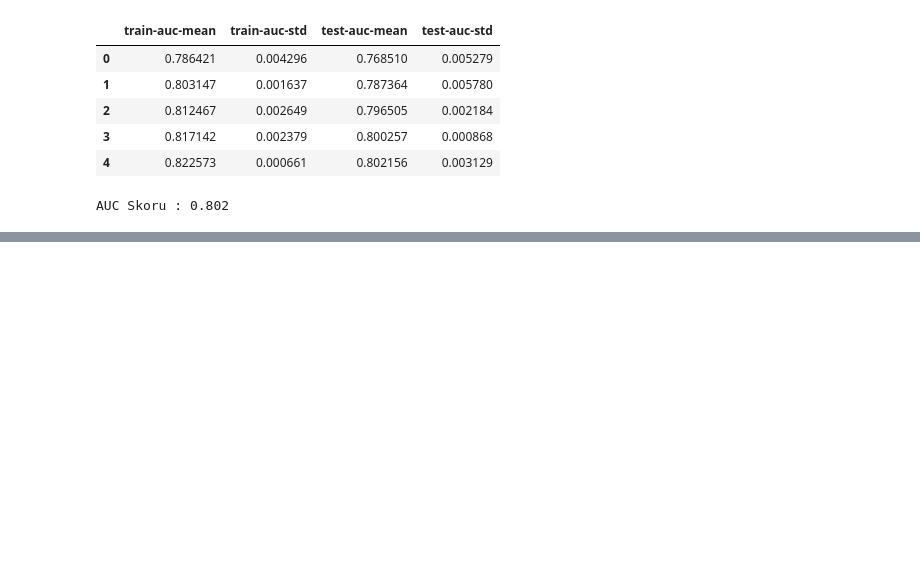
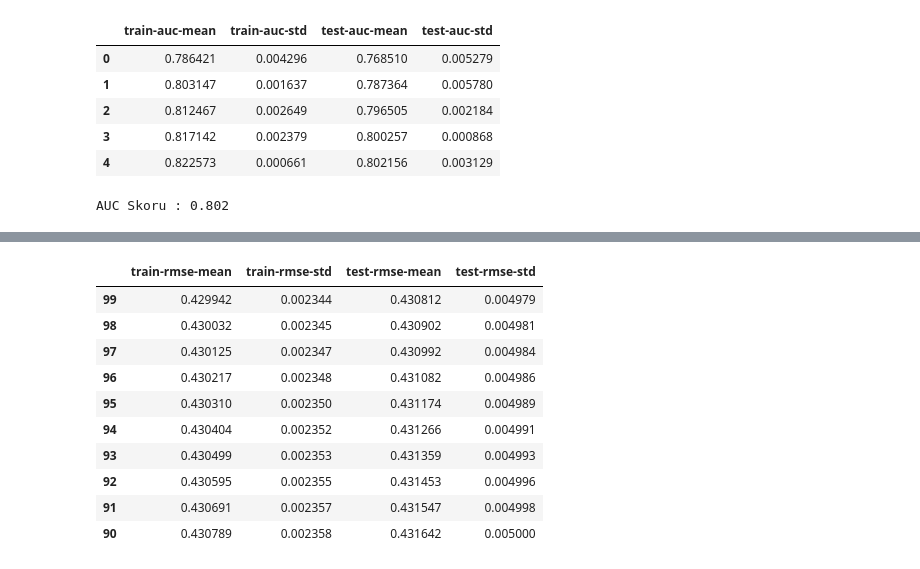
Before and after one commit to EceDolen/Bootcamp_-Bolum_8, a Jupyter notebook: Bolum 8 - XGBoosting.ipynb, the cells around one changed output, grey strips where cells are left out. Cells and saved outputs as stored; diff of their text form; code cells hidden in the pictures; blank space fills up the shorter version.

```diff
--- a/Bolum 8 - XGBoosting.ipynb
+++ b/Bolum 8 - XGBoosting.ipynb
@@ -72,0 +158,6 @@ AUC Skoru : 0.802
+# %%
+df2_cv = xgb.cv(dtrain=wine_dmatrix, params=params, nfold=3,
+                    num_boost_round=100, metrics="rmse", as_pandas=True, seed=123, early_stopping_rounds = 5)
+
+display(df2_cv.sort_values(by='test-rmse-mean').head(10))
+# %% [output]
@@ -72,0 +167,11 @@ AUC Skoru : 0.802
+|  | train-rmse-mean | train-rmse-std | test-rmse-mean | test-rmse-std |
+| 99 | 0.429942 | 0.002344 | 0.430812 | 0.004979 |
+| 98 | 0.430032 | 0.002345 | 0.430902 | 0.004981 |
+| 97 | 0.430125 | 0.002347 | 0.430992 | 0.004984 |
+| 96 | 0.430217 | 0.002348 | 0.431082 | 0.004986 |
+| 95 | 0.430310 | 0.002350 | 0.431174 | 0.004989 |
+| 94 | 0.430404 | 0.002352 | 0.431266 | 0.004991 |
+| 93 | 0.430499 | 0.002353 | 0.431359 | 0.004993 |
+| 92 | 0.430595 | 0.002355 | 0.431453 | 0.004996 |
+| 91 | 0.430691 | 0.002357 | 0.431547 | 0.004998 |
+| 90 | 0.430789 | 0.002358 | 0.431642 | 0.005000 |
```
Also changed, not shown: parts of 27 cells of this notebook.
